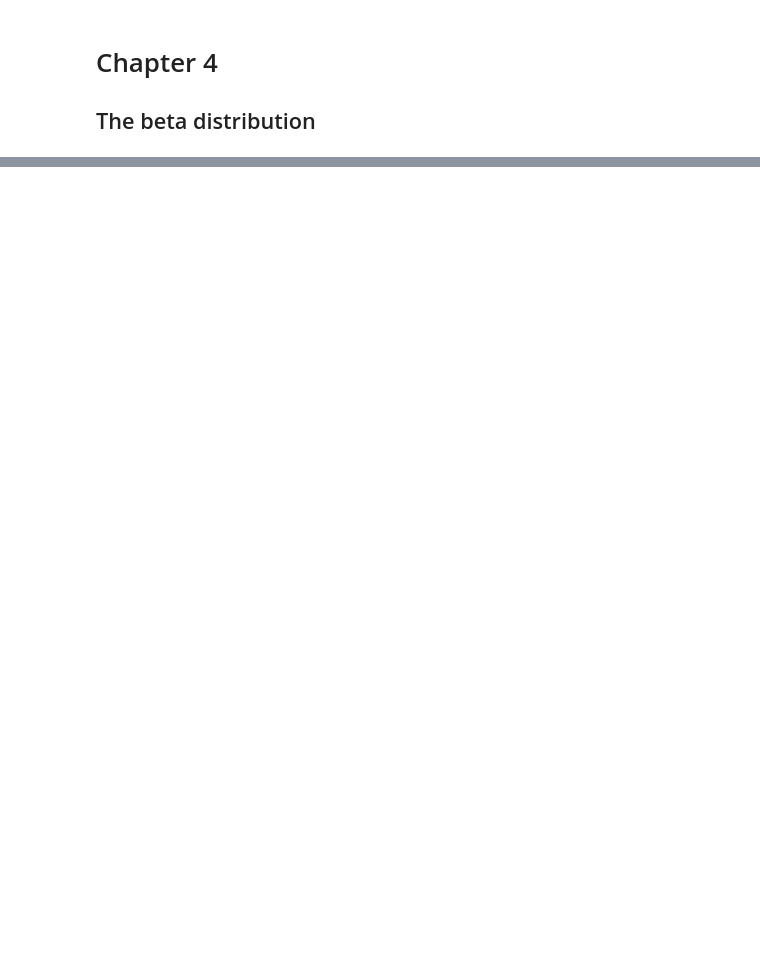
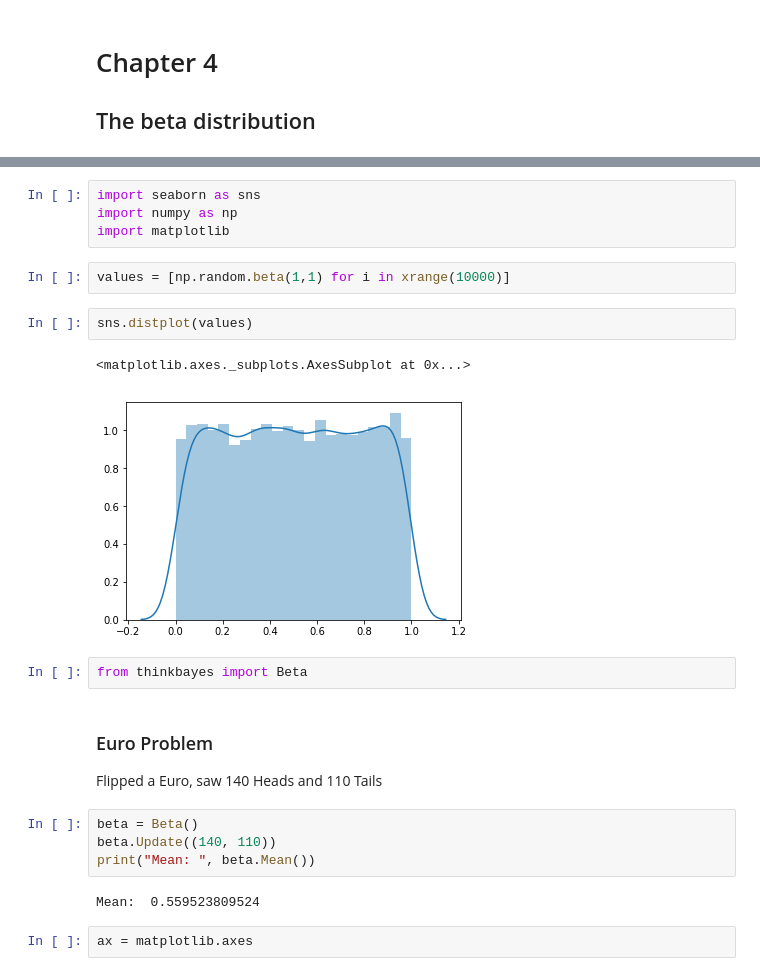
Before and after one commit to tblanarik/ThinkBayesPractice, a Jupyter notebook: ThinkBayesPractice.ipynb, the cells around one changed output, grey strips where cells are left out. Saved outputs shown, nothing was run; the diff lists cells and outputs as text; blank space fills up the shorter version.

```diff
--- a/ThinkBayesPractice.ipynb
+++ b/ThinkBayesPractice.ipynb
@@ -39,0 +60,25 @@ p = Pmf()
+# %%
+import seaborn as sns
+import numpy as np
+import matplotlib
+# %%
+values = [np.random.beta(1,1) for i in xrange(10000)]
+# %%
+sns.distplot(values)
+# %% [output]
+<matplotlib.axes._subplots.AxesSubplot at 0x...>
+[figure, added]
+# %%
+from thinkbayes import Beta
+# %% [markdown]
+### Euro Problem
+
+Flipped a Euro, saw 140 Heads and 110 Tails
+# %%
+beta = Beta()
+beta.Update((140, 110))
+print("Mean: ", beta.Mean())
+# %% [output]
+Mean:  0.559523809524
+# %%
+ax = matplotlib.axes
```
Also changed, not shown: parts of 19 cells of this notebook, 2 other files.
